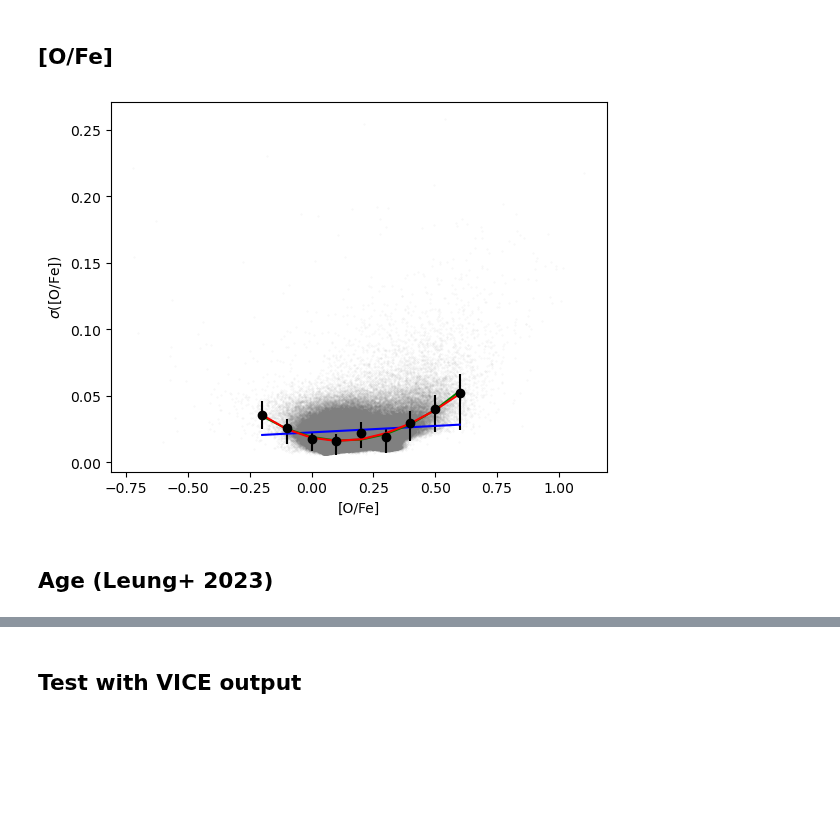
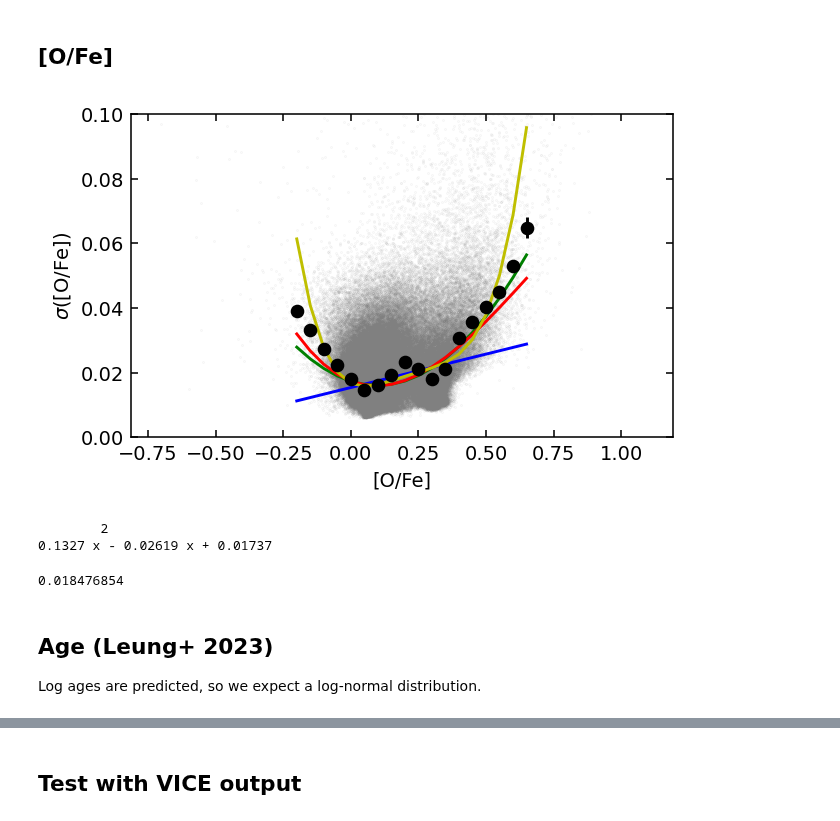
Before and after one commit to lodubay/galactic-dtd, a Jupyter notebook: notebooks/abundance_uncertainty.ipynb, the cells around one changed output, grey strips where cells are left out. Saved outputs shown, nothing was run; the diff lists cells and outputs as text; code cells hidden in the pictures; blank space fills up the shorter version.

```diff
--- a/notebooks/abundance_uncertainty.ipynb
+++ b/notebooks/abundance_uncertainty.ipynb
@@ -14,7 +14,7 @@ plt.rcParams.update({
     'ytick.direction': 'in',
     'ytick.right': True,
     'figure.dpi': 140,
-    'figure.figsize': (4, 4),
+    'figure.figsize': (5, 3),
 })
 # %%
 data = pd.read_csv('../src/data/APOGEE/sample.csv')
@@ -41,7 +41,7 @@ ycol = xcol+'_ERR'
 bincol = xcol+'_BIN'
 # Median error in bins of [Fe/H]
 bin_width = 0.1
-bin_edges = np.arange(-2.5, 0.7, bin_width)
+bin_edges = np.arange(-2.55, 0.6, bin_width)
 bin_centers = bin_edges[:-1] + bin_width/2
 # group by [Fe/H] bin
 data[xcol+'_BIN'] = pd.cut(data[xcol], bin_edges, labels=bin_centers)
@@ -50,13 +50,18 @@ grouped = data.groupby(bincol)
 medians = grouped[ycol].median()
 err1 = grouped[ycol].quantile(0.84) - medians
 err2 = medians - grouped[ycol].quantile(0.16)
+counts = grouped[ycol].count()
 # RMS standard deviation
 stdev = np.sqrt(err1**2 + err2**2)
+# error on the median
+median_err = stdev / np.sqrt(counts)
 # linear model fit
-linear_fit = np.poly1d(np.polyfit(bin_centers, medians, 1, w=1/stdev))
+linear_fit = np.poly1d(np.polyfit(bin_centers, medians, 1, w=1/median_err))
 # quadratic fit
-quad_fit = np.poly1d(np.polyfit(bin_centers, medians, 2, w=1/stdev))
+quad_fit = np.poly1d(np.polyfit(bin_centers, medians, 2, w=1/median_err))
 # cubic fit
-cubic_fit = np.poly1d(np.polyfit(bin_centers, medians, 3, w=1/stdev))
+cubic_fit = np.poly1d(np.polyfit(bin_centers, medians, 3, w=1/median_err))
+# quartic fit
+quartic_fit = np.poly1d(np.polyfit(bin_centers, medians, 4, w=1/median_err))
 # %%
 fig, ax = plt.subplots()
@@ -80,8 +152,8 @@ xcol = 'O_FE'
 ycol = xcol+'_ERR'
 bincol = xcol+'_BIN'
 # data bins
-bin_width = 0.1
-bin_edges = np.arange(-0.25, 0.75, bin_width)
+bin_width = 0.05
+bin_edges = np.arange(-0.225, 0.725, bin_width)
 bin_centers = bin_edges[:-1] + bin_width/2
 # group by bin
 data[xcol+'_BIN'] = pd.cut(data[xcol], bin_edges, labels=bin_centers)
@@ -90,29 +162,47 @@ grouped = data.groupby(bincol)
 medians = grouped[ycol].median()
 err1 = grouped[ycol].quantile(0.84) - medians
 err2 = medians - grouped[ycol].quantile(0.16)
+counts = grouped[ycol].count()
 # RMS standard deviation
 stdev = np.sqrt(err1**2 + err2**2)
+# error on the median
+median_err = stdev / np.sqrt(counts)
 # linear model fit
-linear_fit = np.poly1d(np.polyfit(bin_centers, medians, 1, w=1/stdev))
+linear_fit = np.poly1d(np.polyfit(bin_centers, medians, 1, w=1/median_err))
 # quadratic fit
-quad_fit = np.poly1d(np.polyfit(bin_centers, medians, 2, w=1/stdev))
+quad_fit = np.poly1d(np.polyfit(bin_centers, medians, 2, w=1/median_err))
 # cubic fit
-cubic_fit = np.poly1d(np.polyfit(bin_centers, medians, 3, w=1/stdev))
+cubic_fit = np.poly1d(np.polyfit(bin_centers, medians, 3, w=1/median_err))
+# quartic fit
+quartic_fit = np.poly1d(np.polyfit(bin_centers, medians, 4, w=1/median_err))
 # %%
 fig, ax = plt.subplots()
 ax.scatter(data[xcol], data[ycol], alpha=0.1, s=0.1, c='gray')
-ax.errorbar(bin_centers, medians, yerr=(err1, err2),
+ax.errorbar(bin_centers, medians, yerr=median_err,
             linestyle='none', marker='o', color='k')
 ax.plot(bin_centers, linear_fit(bin_centers), 'b-')
 ax.plot(bin_centers, quad_fit(bin_centers), 'g-')
 ax.plot(bin_centers, cubic_fit(bin_centers), 'r-')
+ax.plot(bin_centers, quartic_fit(bin_centers), 'y-')
+# ax.set_xlim((-0.3, 0.7))
+ax.set_ylim((0, 0.1))
 ax.set_xlabel('[O/Fe]')
 ax.set_ylabel(r'$\sigma$([O/Fe])')
 plt.show()
 # %% [output]
-[figure, old version]
+[figure, new version]
 # %%
-ofe_err_fit = linear_fit
+ofe_err_fit = quad_fit
+print(ofe_err_fit)
+# %% [output]
+        2
+0.1327 x - 0.02619 x + 0.01737
+# %%
+print(data[ycol].median())
+# %% [output]
+0.018476854
 # %% [markdown]
 ## Age (Leung+ 2023)
+
+Log ages are predicted, so we expect a log-normal distribution.
 # %%
```
Also changed, not shown: parts of 27 cells of this notebook, 4 other files.
